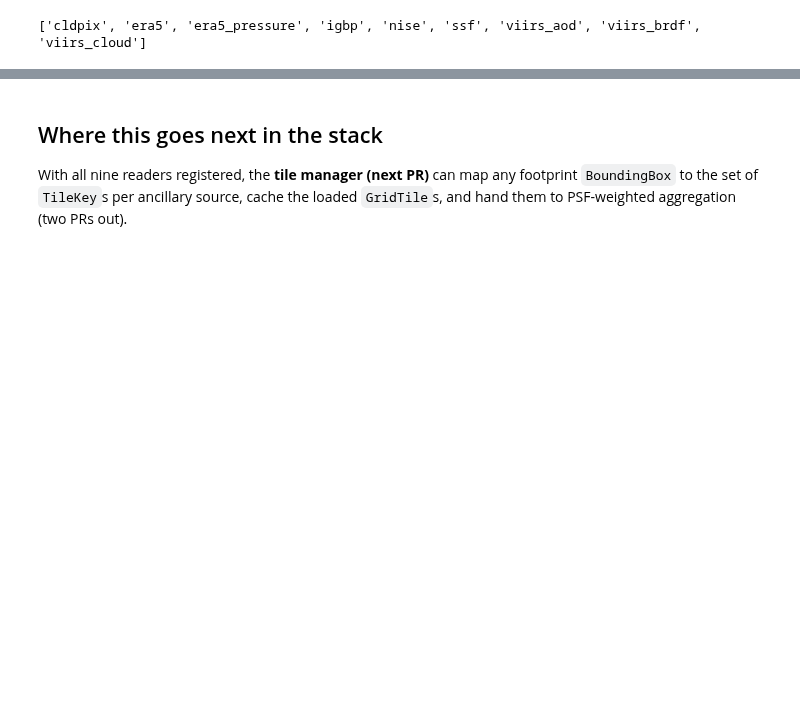
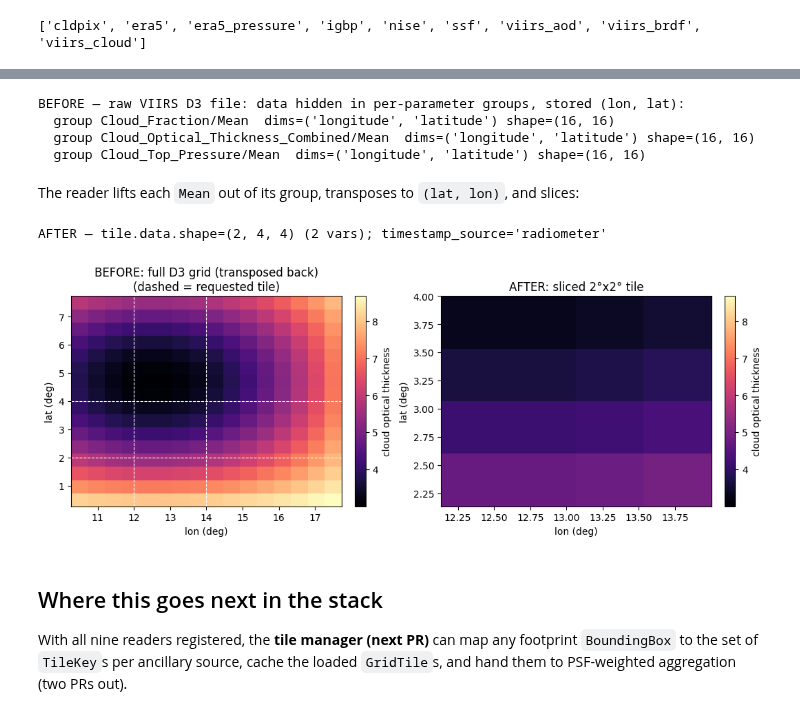
Before and after one commit to LASP-Libera/libera_utils, a Jupyter notebook: notebooks/03_readers_swath.ipynb, the cells around one changed output, grey strips where cells are left out. Cells and saved outputs as stored; diff of their text form; code cells hidden in the pictures; blank space fills up the shorter version.

```diff
--- a/notebooks/03_readers_swath.ipynb
+++ b/notebooks/03_readers_swath.ipynb
@@ -162,6 +244,61 @@ viirs_cloud tile shape=(2, 4, 4); cloud optical thickness mean=4.00
+# %%
+from tests.test_data.footprint_matching.fixtures import make_viirs_cloud_d3_fixture
+
+viirs_path = make_viirs_cloud_d3_fixture(
+    workdir, n_lat=16, n_lon=16, lat_min=0.5, lat_max=7.5, lon_min=10.5, lon_max=17.5
+)
+
+# Constant fixture -> inject a smooth gradient into the (longitude, latitude) Mean array.
+with netCDF4.Dataset(viirs_path, "r+") as ds:
+    lat = ds["latitude"][:]
+    lon = ds["longitude"][:]
+    field = 9.0 + 6.0 * np.sin(lat[None, :] / 3.0) * np.cos(lon[:, None] / 4.0)  # (lon, lat) order, positive
+    ds["Cloud_Optical_Thickness_Combined"]["Mean"][:] = field.astype(np.float32)
+    print("BEFORE — raw VIIRS D3 file: data hidden in per-parameter groups, stored (lon, lat):")
+    for gname, grp in ds.groups.items():
+        v = grp["Mean"]
+        print(f"  group {gname}/Mean  dims={v.dimensions} shape={v.shape}")
+# %% [output]
+BEFORE — raw VIIRS D3 file: data hidden in per-parameter groups, stored (lon, lat):
+  group Cloud_Fraction/Mean  dims=('longitude', 'latitude') shape=(16, 16)
+  group Cloud_Optical_Thickness_Combined/Mean  dims=('longitude', 'latitude') shape=(16, 16)
+  group Cloud_Top_Pressure/Mean  dims=('longitude', 'latitude') shape=(16, 16)
+# %% [markdown]
+The reader lifts each `Mean` out of its group, transposes to `(lat, lon)`, and slices:
+# %%
+viirs = ReaderRegistry.get("viirs_cloud")(viirs_path)
+vtile = viirs.load_tile(TileKey("viirs_cloud", 46, 96))
+cot = [v.name for v in viirs.VARIABLES].index("cloud_optical_thickness")
+print(f"AFTER — tile.data.shape={vtile.data.shape} (2 vars); timestamp_source={vtile.timestamp_source!r}")
+
+with netCDF4.Dataset(viirs_path) as ds:
+    raw = ds["Cloud_Optical_Thickness_Combined"]["Mean"][:].T  # (lat, lon) for display
+    raw_lat = ds["latitude"][:]
+    raw_lon = ds["longitude"][:]
+
+vmin, vmax = float(np.nanmin(raw)), float(np.nanmax(raw))
+fig, axes = plt.subplots(1, 2, figsize=(10.5, 4.0), constrained_layout=True)
+im0 = axes[0].pcolormesh(raw_lon, raw_lat, raw, cmap="magma", vmin=vmin, vmax=vmax, shading="auto")
+for x in (12, 14):
+    axes[0].axvline(x, color="w", lw=0.8, ls="--")
+for y in (2, 4):
+    axes[0].axhline(y, color="w", lw=0.8, ls="--")
+axes[0].set_title("BEFORE: full D3 grid (transposed back)\n(dashed = requested tile)")
+axes[0].set_xlabel("lon (deg)")
+axes[0].set_ylabel("lat (deg)")
+fig.colorbar(im0, ax=axes[0], label="cloud optical thickness")
+im1 = axes[1].pcolormesh(vtile.lons, vtile.lats, vtile.data[cot], cmap="magma", vmin=vmin, vmax=vmax, shading="auto")
+axes[1].set_title("AFTER: sliced 2°x2° tile")
+axes[1].set_xlabel("lon (deg)")
+axes[1].set_ylabel("lat (deg)")
+fig.colorbar(im1, ax=axes[1], label="cloud optical thickness")
+plt.show()
+# %% [output]
+AFTER — tile.data.shape=(2, 4, 4) (2 vars); timestamp_source='radiometer'
+[figure, added]
 # %% [markdown]
 ## Where this goes next in the stack
 
-With all nine readers registered, the **tile manager (next PR)** can map any
-footprint `BoundingBox` to the set of `TileKey`s per ancillary source, cache the
-loaded `GridTile`s, and hand them to PSF-weighted aggregation (two PRs out).
+With all nine readers registered, the **tile manager (next PR)** can map any footprint
+`BoundingBox` to the set of `TileKey`s per ancillary source, cache the loaded `GridTile`s,
+and hand them to PSF-weighted aggregation (two PRs out).
```
Also changed, not shown: parts of 24 cells of this notebook.
